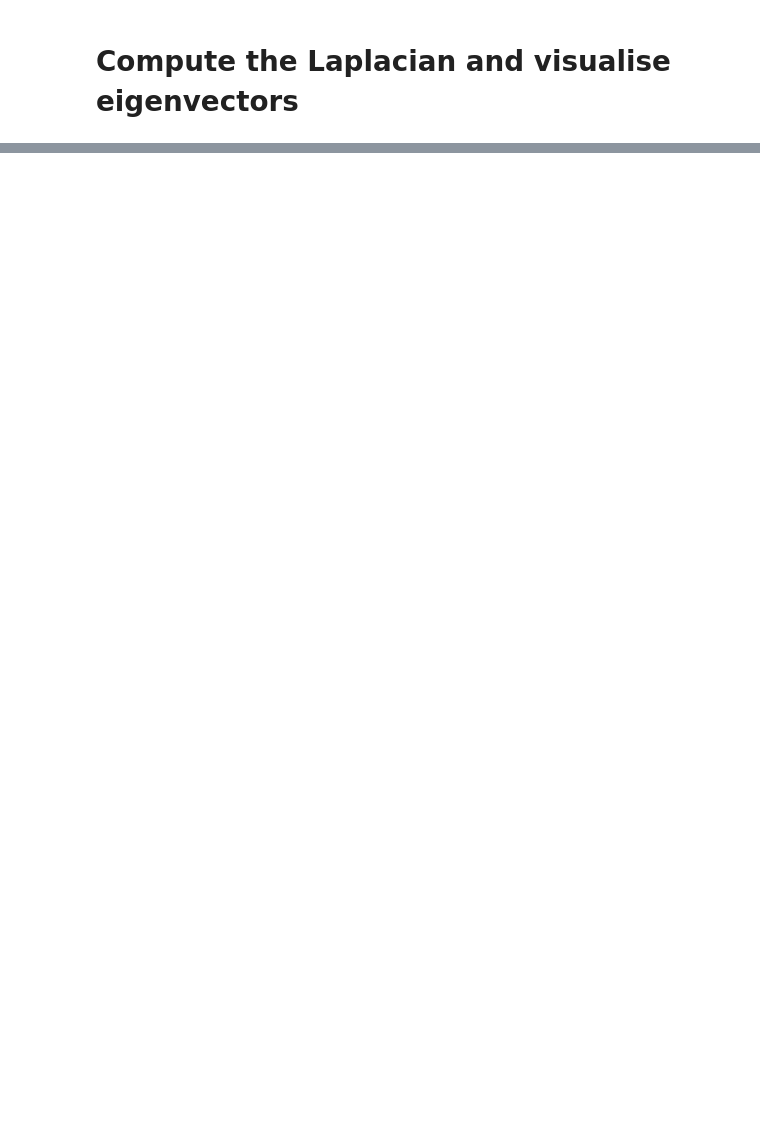
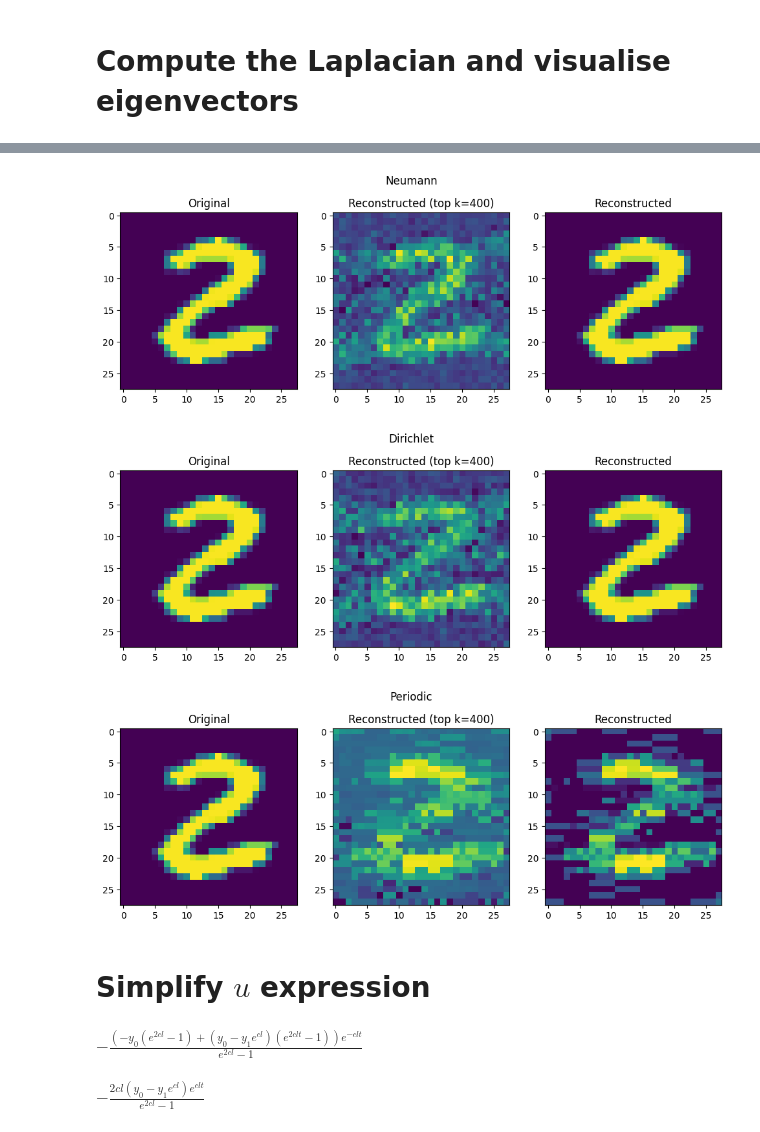
Before and after one commit to KacperWyrwal/topological-conditional-flow-matching, a Jupyter notebook: examples/images/images_as_cochains_on_a_grid.ipynb, the cells around one changed output, grey strips where cells are left out. Cells and saved outputs as stored; diff of their text form; code cells hidden in the pictures; blank space fills up the shorter version.

```diff
--- a/examples/images/images_as_cochains_on_a_grid.ipynb
+++ b/examples/images/images_as_cochains_on_a_grid.ipynb
@@ -70,0 +30,37 @@ plot_grid_vertices(n_rows, n_cols, c=c)
+# %%
+trainset = datasets.MNIST(
+    "../data",
+    train=True,
+    download=True,
+    transform=transforms.Compose([transforms.ToTensor(), transforms.Normalize((0.5,), (0.5,))]),
+)
+# %%
+x = trainset[25][0][0]
+shape = x.shape
+
+for boundary_conditions in ['neumann', 'dirichlet', 'periodic']:
+    k = 400
+
+    eigvecs, eigvals = grid_laplacian_eigenpairs(shape, boundary_conditions=boundary_conditions)
+    ft_full = NaiveGridFourierTransform(shape, eigvecs)
+    ft_partial = NaiveGridFourierTransform(shape, eigvecs[:k])
+
+    x_hat_partial = ft_partial.inverse_transform(ft_partial.transform(x))
+    x_hat_full = ft_full.inverse_transform(ft_full.transform(x))
+
+    fig, axs = plt.subplots(1, 3, figsize=(12, 4))
+    axs[0].imshow(x)
+    axs[1].imshow(x_hat_partial)
+    axs[2].imshow(x_hat_full)
+
+    axs[0].set_title('Original')
+    axs[1].set_title(f'Reconstructed (top {k=})')
+    axs[2].set_title('Reconstructed')
+
+    fig.suptitle(boundary_conditions.capitalize())
+# %% [output]
+[figure, added]
+[figure, added]
+[figure, added]
+# %% [markdown]
+# Simplify $u$ expression
@@ -70,0 +85,8 @@ plot_grid_vertices(n_rows, n_cols, c=c)
+# %%
+sp.simplify(my1(t, y0))
+# %% [output]
+$\displaystyle - \frac{\left(- y_{0} \left(e^{2 c l} - 1\right) + \left(y_{0} - y_{1} e^{c l}\right) \left(e^{2 c l t} - 1\right)\right) e^{- c l t}}{e^{2 c l} - 1}$
+# %%
+sp.simplify(u(t, my1(t, y0)))
+# %% [output]
+$\displaystyle - \frac{2 c l \left(y_{0} - y_{1} e^{c l}\right) e^{c l t}}{e^{2 c l} - 1}$
```
Also changed, not shown: parts of 15 cells of this notebook, 5 other files.
